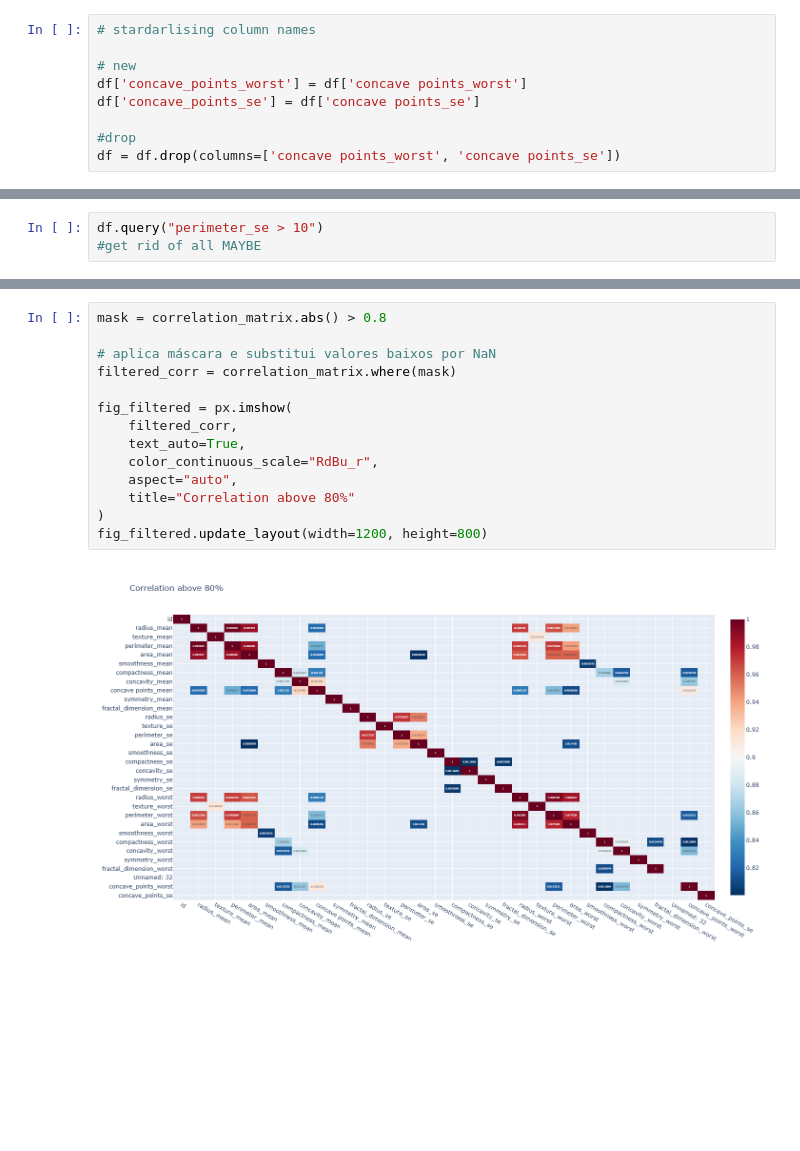
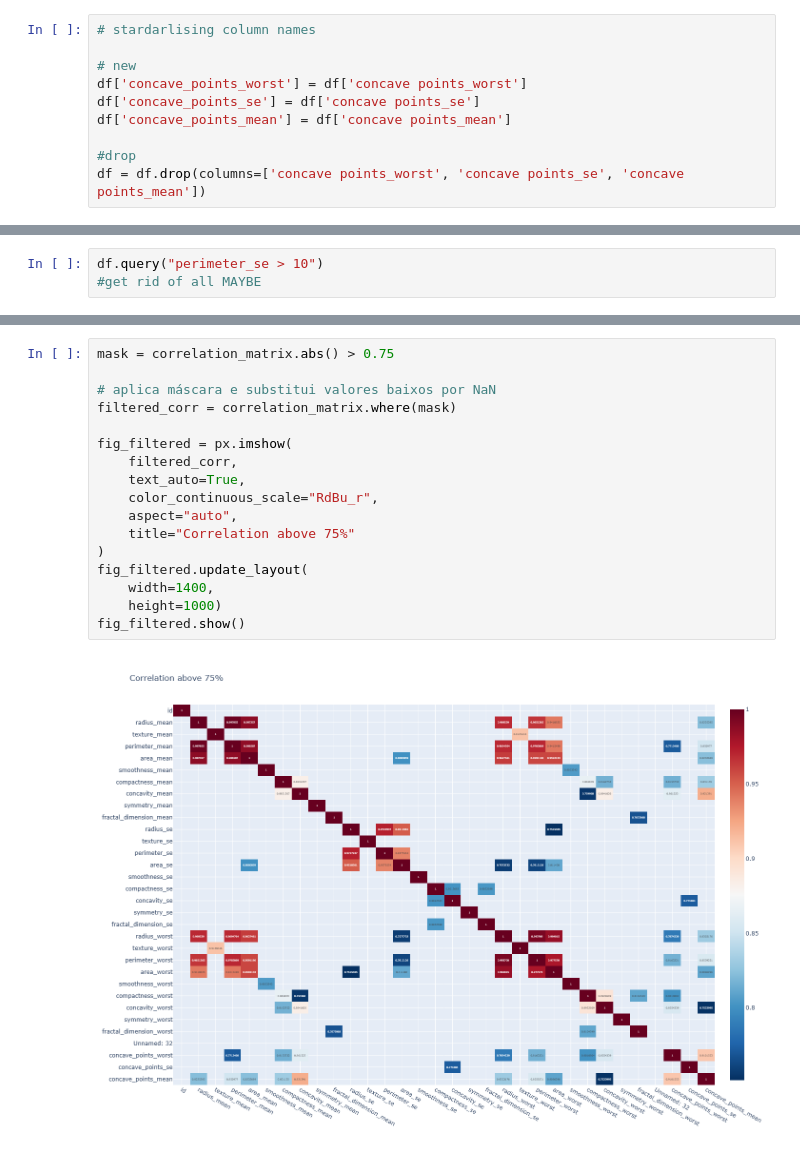
Before and after one commit to ludoteca12/Breast-Cancer-Wisconsin, a Jupyter notebook: notebooks/EDA.ipynb, the cells around one changed output, grey strips where cells are left out. Drawn from its saved outputs; the diff is of its cells as text; blank space fills up the shorter version.

```diff
--- a/notebooks/EDA.ipynb
+++ b/notebooks/EDA.ipynb
@@ -74,9 +74,10 @@ df.describe(include='O')
 # new
 df['concave_points_worst'] = df['concave points_worst']
 df['concave_points_se'] = df['concave points_se']
+df['concave_points_mean'] = df['concave points_mean']
 
 #drop
-df = df.drop(columns=['concave points_worst', 'concave points_se'])
+df = df.drop(columns=['concave points_worst', 'concave points_se', 'concave points_mean'])
 # %% [markdown]
 ## 4. Visualizações importantes
 - Histogramas
@@ -296,17 +374,20 @@ fig.show()
 # %%
-mask = correlation_matrix.abs() > 0.8
+mask = correlation_matrix.abs() > 0.75
 
 # aplica máscara e substitui valores baixos por NaN
 filtered_corr = correlation_matrix.where(mask)
 
 fig_filtered = px.imshow(
     filtered_corr,
     text_auto=True,
     color_continuous_scale="RdBu_r",
     aspect="auto",
-    title="Correlation above 80%"
+    title="Correlation above 75%"
 )
-fig_filtered.update_layout(width=1200, height=800)
+fig_filtered.update_layout(
+    width=1400,
+    height=1000)
+fig_filtered.show()
 # %% [output]
-[figure, old version]
+[figure, new version]
 # %%
```
Also changed, not shown: parts of 22 cells of this notebook, 1 other file.
